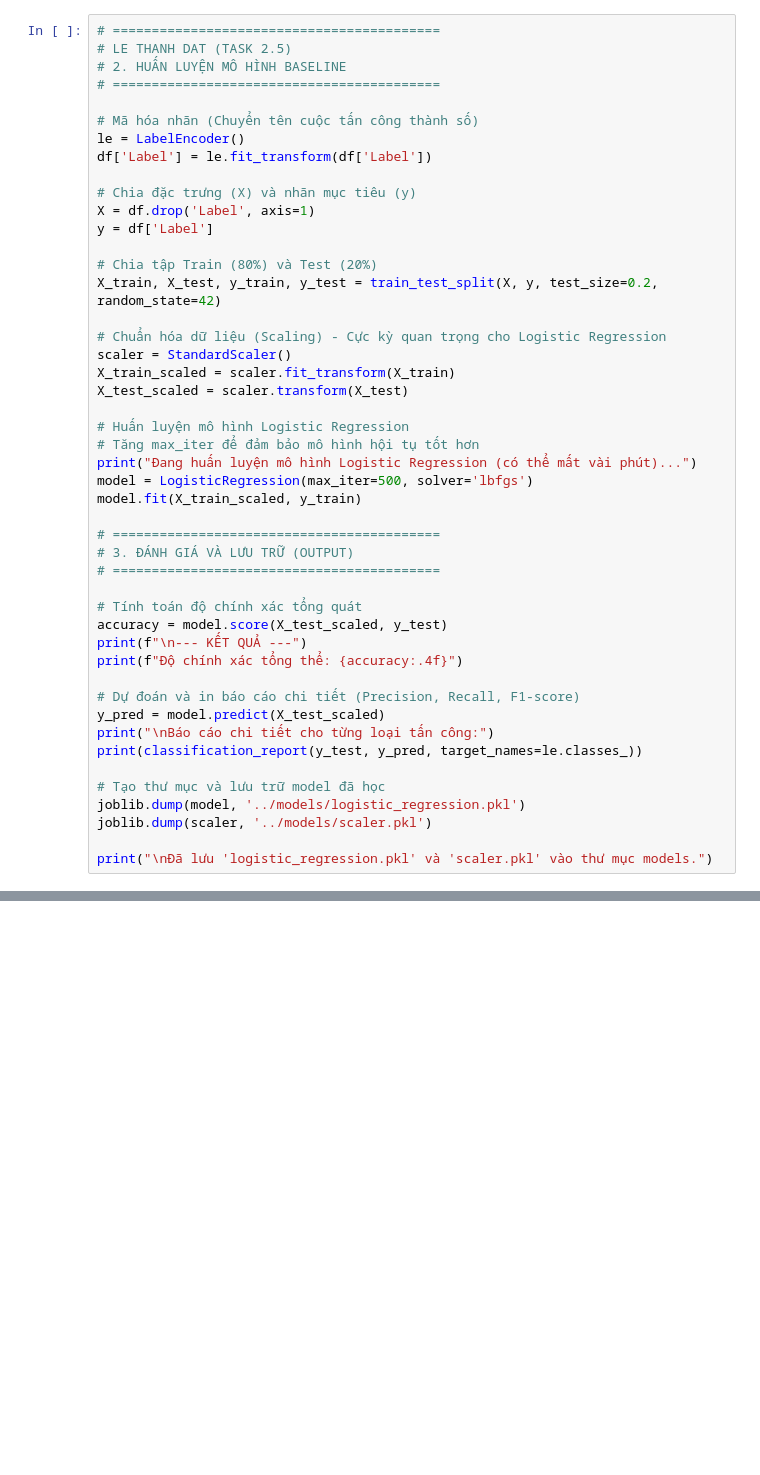
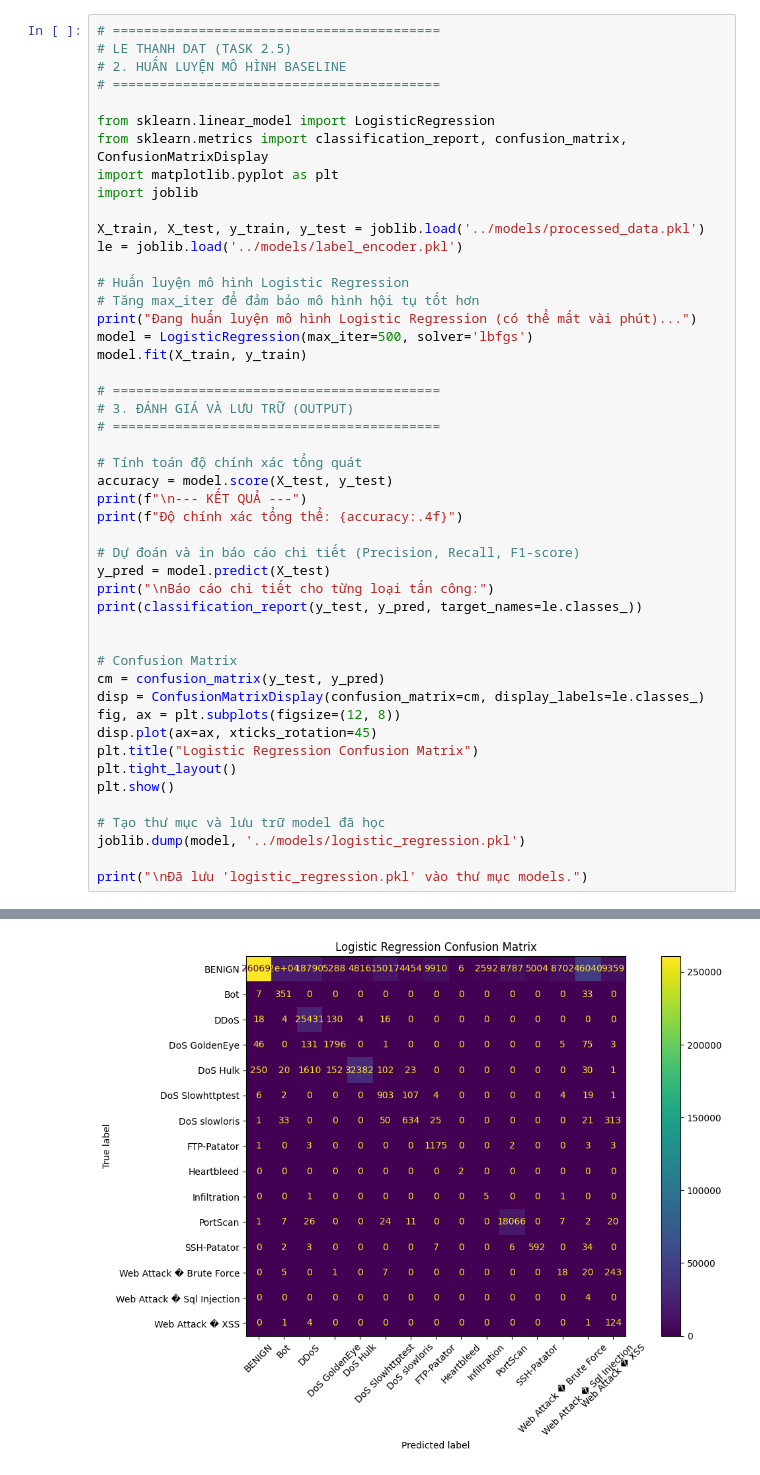
Before and after one commit to Tad1232005/Network-Intrusion-Detection-ML, a Jupyter notebook: notebooks/main.ipynb, the cells around one changed output, grey strips where cells are left out. Cells and saved outputs as stored; diff of their text form; blank space fills up the shorter version.

```diff
--- a/notebooks/main.ipynb
+++ b/notebooks/main.ipynb
@@ -235,46 +329,47 @@ X_test: (504473, 17)
 # 2. HUẤN LUYỆN MÔ HÌNH BASELINE
 # ==========================================
 
-# Mã hóa nhãn (Chuyển tên cuộc tấn công thành số)
-le = LabelEncoder()
-df['Label'] = le.fit_transform(df['Label'])
+from sklearn.linear_model import LogisticRegression
+from sklearn.metrics import classification_report, confusion_matrix, ConfusionMatrixDisplay
+import matplotlib.pyplot as plt
+import joblib
 
-# Chia đặc trưng (X) và nhãn mục tiêu (y)
-X = df.drop('Label', axis=1)
-y = df['Label']
-
-# Chia tập Train (80%) và Test (20%)
-X_train, X_test, y_train, y_test = train_test_split(X, y, test_size=0.2, random_state=42)
-
-# Chuẩn hóa dữ liệu (Scaling) - Cực kỳ quan trọng cho Logistic Regression
-scaler = StandardScaler()
-X_train_scaled = scaler.fit_transform(X_train)
-X_test_scaled = scaler.transform(X_test)
+X_train, X_test, y_train, y_test = joblib.load('../models/processed_data.pkl')
+le = joblib.load('../models/label_encoder.pkl')
 
 # Huấn luyện mô hình Logistic Regression
 # Tăng max_iter để đảm bảo mô hình hội tụ tốt hơn
 print("Đang huấn luyện mô hình Logistic Regression (có thể mất vài phút)...")
 model = LogisticRegression(max_iter=500, solver='lbfgs')
-model.fit(X_train_scaled, y_train)
+model.fit(X_train, y_train)
 
 # ==========================================
 # 3. ĐÁNH GIÁ VÀ LƯU TRỮ (OUTPUT)
 # ==========================================
 
 # Tính toán độ chính xác tổng quát
-accuracy = model.score(X_test_scaled, y_test)
+accuracy = model.score(X_test, y_test)
 print(f"\n--- KẾT QUẢ ---")
 print(f"Độ chính xác tổng thể: {accuracy:.4f}")
 
 # Dự đoán và in báo cáo chi tiết (Precision, Recall, F1-score)
-y_pred = model.predict(X_test_scaled)
+y_pred = model.predict(X_test)
 print("\nBáo cáo chi tiết cho từng loại tấn công:")
 print(classification_report(y_test, y_pred, target_names=le.classes_))
 
+
+# Confusion Matrix
+cm = confusion_matrix(y_test, y_pred)
+disp = ConfusionMatrixDisplay(confusion_matrix=cm, display_labels=le.classes_)
+fig, ax = plt.subplots(figsize=(12, 8))
+disp.plot(ax=ax, xticks_rotation=45)
+plt.title("Logistic Regression Confusion Matrix")
+plt.tight_layout()
+plt.show()
+
 # Tạo thư mục và lưu trữ model đã học
 joblib.dump(model, '../models/logistic_regression.pkl')
-joblib.dump(scaler, '../models/scaler.pkl')
 
-print("\nĐã lưu 'logistic_regression.pkl' và 'scaler.pkl' vào thư mục models.")
+print("\nĐã lưu 'logistic_regression.pkl' vào thư mục models.")
 # %% [output]
 Đang huấn luyện mô hình Logistic Regression (có thể mất vài phút)...
@@ -281,0 +401 @@ KeyboardInterrupt:
+[figure, added]
```
Also changed, not shown: parts of 9 cells of this notebook, 5 other files.
